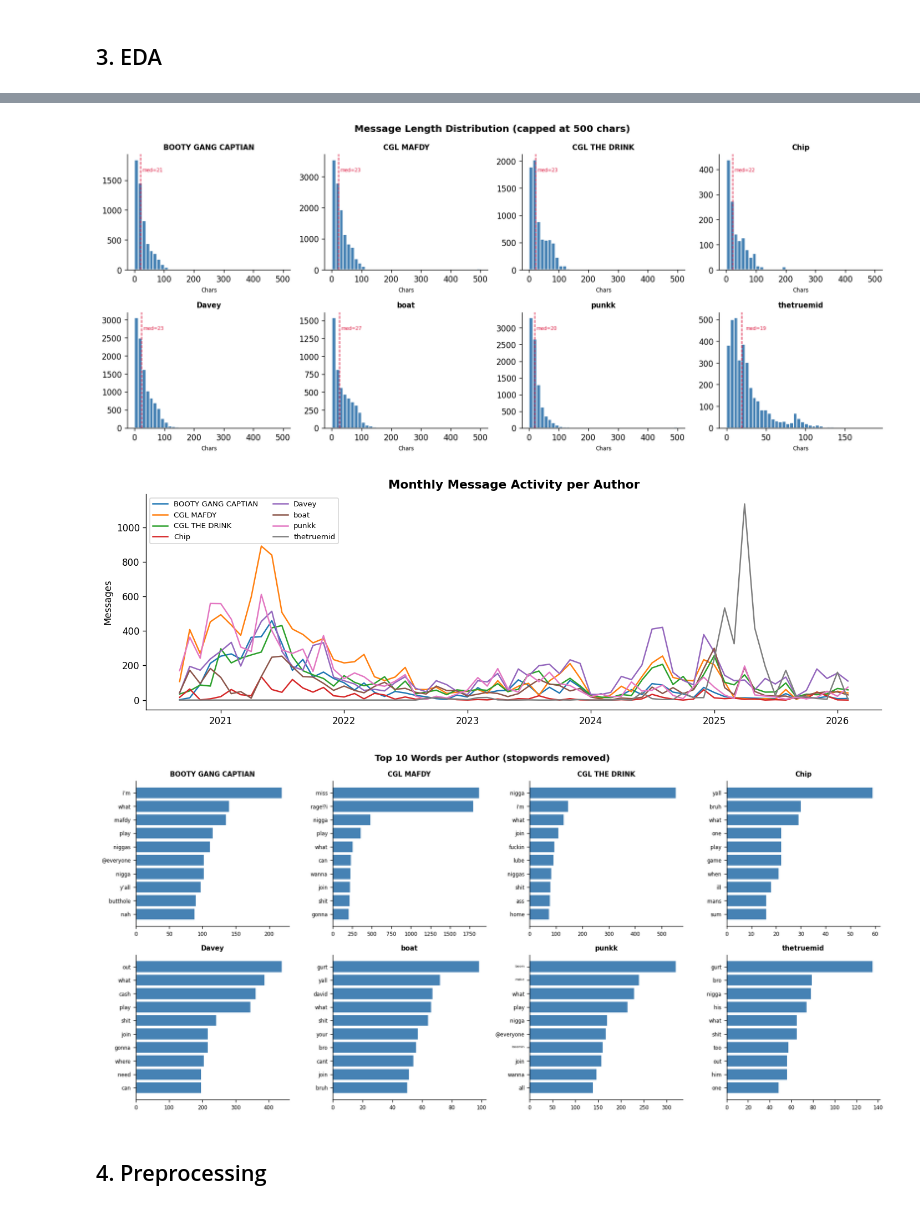
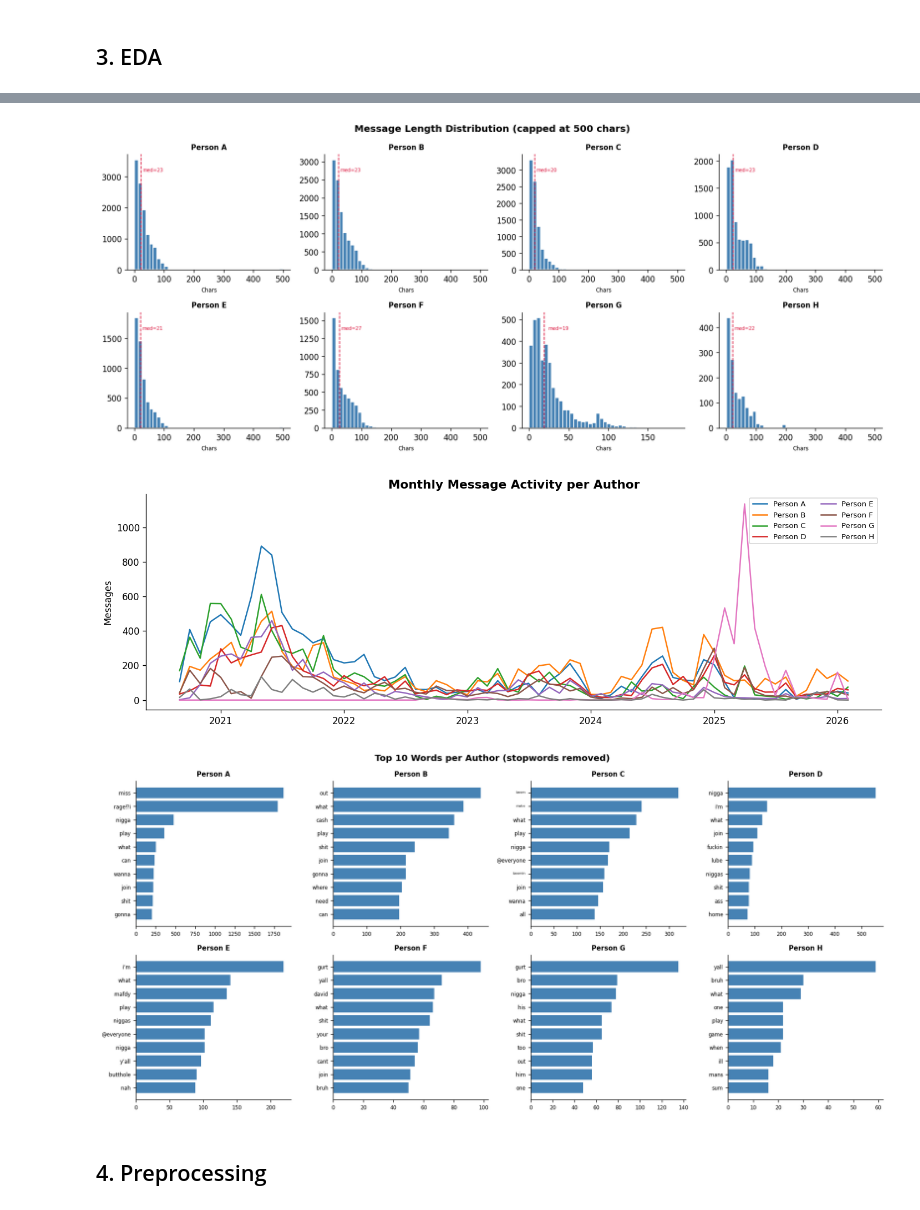
Before and after one commit to Xander-Murray/who_said, a Jupyter notebook: notebooks/eda_preprocessing.ipynb, the cells around one changed output, grey strips where cells are left out. Saved outputs shown, nothing was run; the diff lists cells and outputs as text; code cells hidden in the pictures.

Commit message:
feat: EDA and preprocessing notebook with anonymised author names

```diff
--- a/notebooks/eda_preprocessing.ipynb
+++ b/notebooks/eda_preprocessing.ipynb
@@ -5,6 +5,7 @@
 This notebook covers exploratory data analysis and text preprocessing, producing a clean dataset ready for training.
 # %%
 import re
+import json
 import pandas as pd
 import numpy as np
 import matplotlib.pyplot as plt
@@ -17,7 +18,11 @@ plt.rcParams.update({
 })
 
 DATA_PATH = '../data/messages.csv'
-MIN_MESSAGES = 200  # drop authors below this threshold
+AUTHORS_PATH = '../authors.json'  # private mapping — gitignored
+MIN_MESSAGES = 200
+
+with open(AUTHORS_PATH) as f:
+    AUTHOR_MAP = json.load(f)
 # %% [markdown]
 ## 1. Load & Initial Inspection
 # %%
@@ -60,12 +65,12 @@ dtype: int64
 # %% [markdown]
 ## 2. Filter Authors
 # %%
-# Use display name as the label
 author_counts = df['author_display_name'].value_counts()
-print('All authors:')
-print(author_counts.to_string())
-
 keep = author_counts[author_counts >= MIN_MESSAGES].index
 df = df[df['author_display_name'].isin(keep)].copy()
-print(f'\nKept {len(keep)} authors, {len(df)} messages')
+
+# anonymise: map real display names -> Person A/B/C...
+df['author'] = df['author_display_name'].map(AUTHOR_MAP)
+print(f'Kept {len(keep)} authors, {len(df)} messages')
+print(df['author'].value_counts().to_string())
 # %% [output]
@@ -110,7 +109,7 @@ df['msg_len'] = df['content'].fillna('').astype(str).str.len()
 fig, axes = plt.subplots(2, 4, figsize=(14, 6), sharey=False)
 axes = axes.flatten()
 
-for i, (author, grp) in enumerate(df.groupby('author_display_name')):
+for i, (author, grp) in enumerate(df.groupby('author')):
     lengths = grp['msg_len'].clip(upper=500)
     axes[i].hist(lengths, bins=40, color='steelblue', edgecolor='white')
     axes[i].set_title(author, fontsize=9, fontweight='bold')
@@ -119,7 +118,6 @@ for i, (author, grp) in enumerate(df.groupby('author_display_name')):
     axes[i].axvline(median, color='crimson', linestyle='--', linewidth=1)
     axes[i].text(median + 5, axes[i].get_ylim()[1] * 0.85, f'med={int(median)}', fontsize=6, color='crimson')
 
-# hide any unused subplots
 for j in range(i + 1, len(axes)):
     axes[j].set_visible(False)
 
@@ -127,13 +125,13 @@ fig.suptitle('Message Length Distribution (capped at 500 chars)', fontsize=12, f
 plt.tight_layout()
 plt.show()
 # %% [output]
-[figure, old version]
+[figure, new version]
 # %%
 # --- Activity over time ---
 df['created_at'] = pd.to_datetime(df['created_at_iso'], format='mixed', utc=True)
 df['month'] = df['created_at'].dt.to_period('M')
 
-monthly = df.groupby(['month', 'author_display_name']).size().unstack(fill_value=0)
+monthly = df.groupby(['month', 'author']).size().unstack(fill_value=0)
 monthly.index = monthly.index.to_timestamp()
 
 fig, ax = plt.subplots(figsize=(12, 4))
@@ -146,40 +144,40 @@ ax.legend(fontsize=8, ncol=2)
 plt.tight_layout()
 plt.show()
 # %% [output]
-[figure, old version]
+[figure, new version]
 # %%
 # --- Top words per author (raw, before cleaning) ---
 from collections import Counter
 
 STOPWORDS = {
     'the','a','an','and','or','but','in','on','at','to','for','of','is','it',
     'i','you','he','she','they','we','that','this','was','be','have','do','not',
     'with','are','my','so','just','like','its','as','if','yeah','yea','no','yes',
     'im','ive','its','ur','u','lol','lmao','oh','ok','okay','go','get','got'
 }
 
 fig, axes = plt.subplots(2, 4, figsize=(15, 7))
 axes = axes.flatten()
 
-for i, (author, grp) in enumerate(df.groupby('author_display_name')):
+for i, (author, grp) in enumerate(df.groupby('author')):
     words = ' '.join(grp['content'].fillna('').astype(str)).lower().split()
     words = [w.strip('.,!?;:\'"()[]') for w in words if w not in STOPWORDS and len(w) > 2 and not w.startswith('<') and not w.startswith('http')]
     top = Counter(words).most_common(10)
     if not top:
         continue
     labels, vals = zip(*top)
     axes[i].barh(labels[::-1], vals[::-1], color='steelblue')
     axes[i].set_title(author, fontsize=9, fontweight='bold')
     axes[i].tick_params(labelsize=7)
 
 for j in range(i + 1, len(axes)):
     axes[j].set_visible(False)
 
 fig.suptitle('Top 10 Words per Author (stopwords removed)', fontsize=12, fontweight='bold')
 plt.tight_layout()
 plt.show()
 # %% [output]
-[figure, old version]
+[figure, new version]
 # %% [markdown]
 ## 4. Preprocessing
 # %%
```
Also changed, not shown: parts of 6 cells of this notebook.
